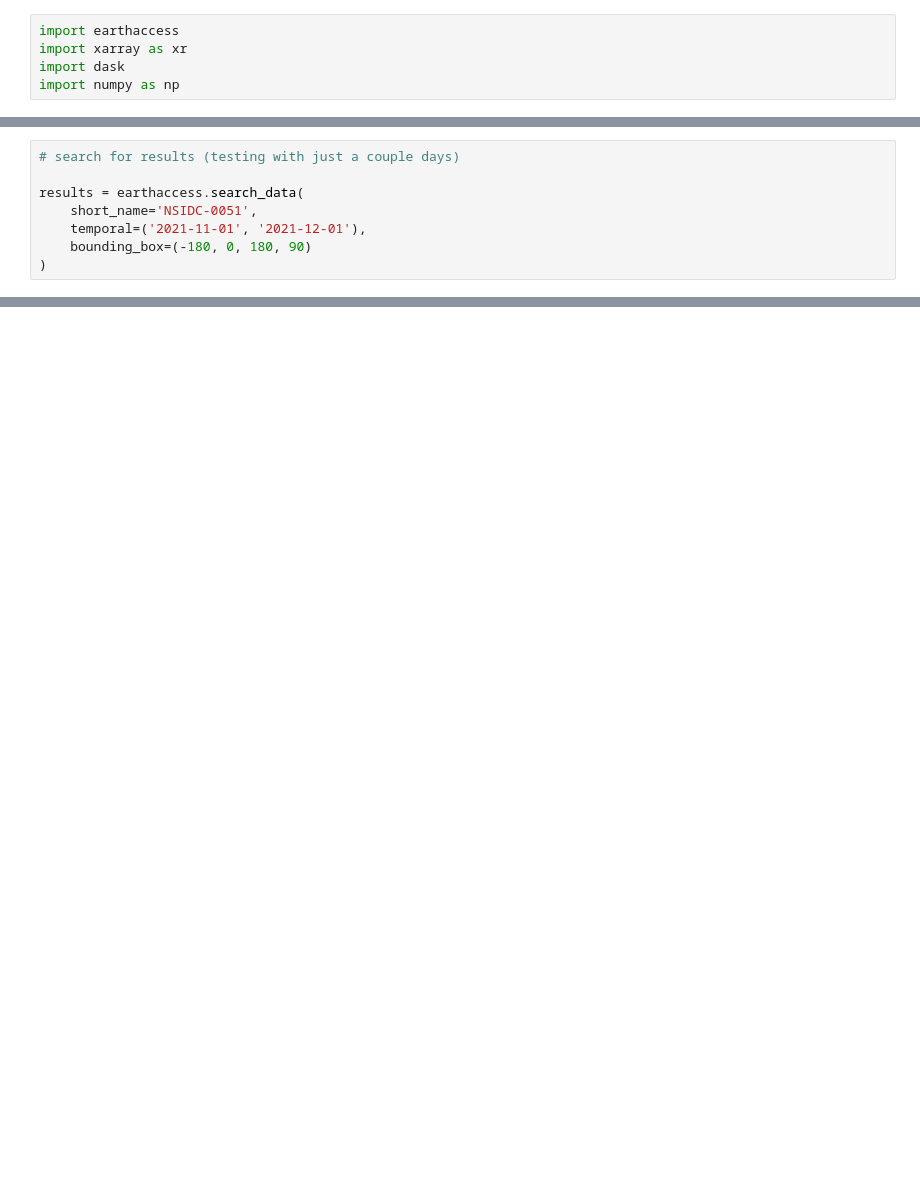
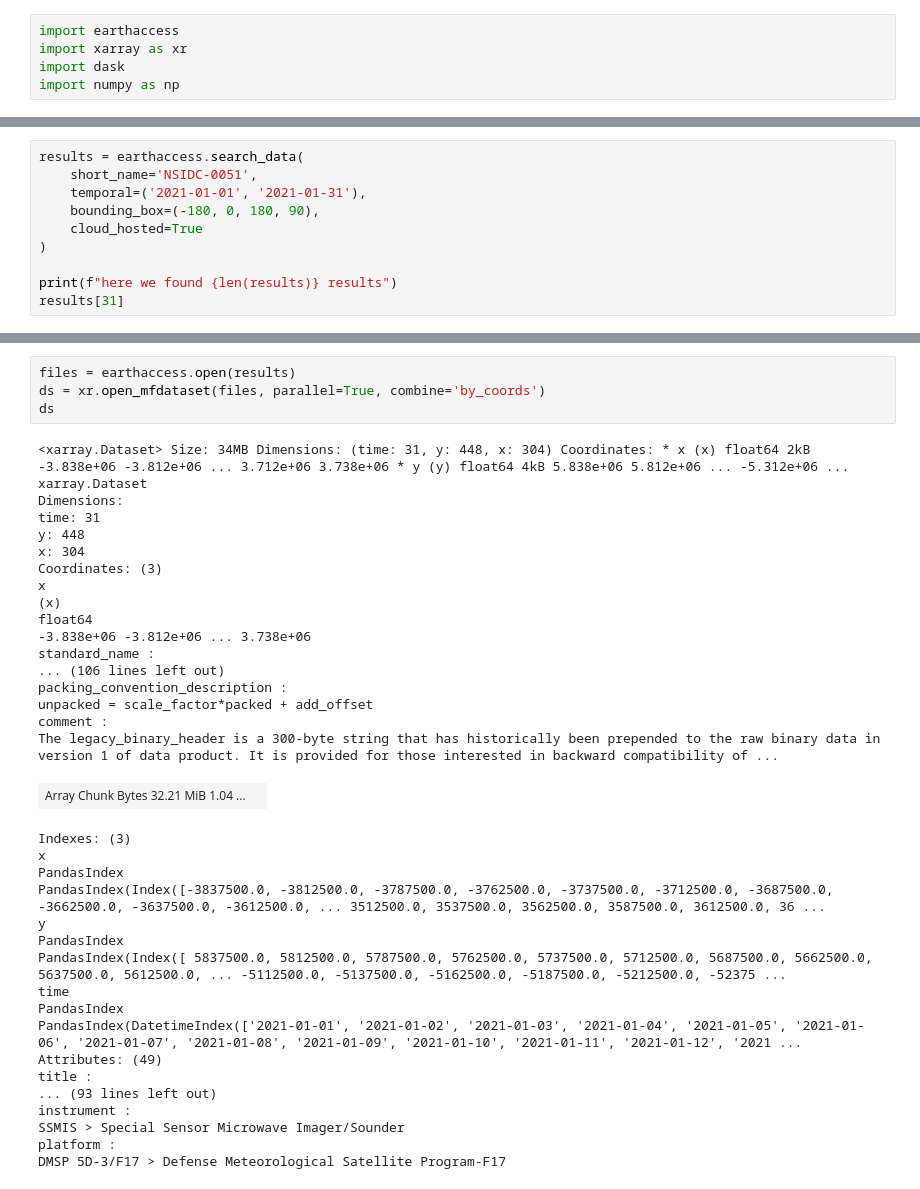
Before and after one commit to felixleodiaz/coastal-sea-ice, a Jupyter notebook: scripts/NSIDCanalysis.ipynb, the cells around one changed output, grey strips where cells are left out. Cells and saved outputs as stored; diff of their text form; blank space fills up the shorter version.

```diff
--- a/scripts/NSIDCanalysis.ipynb
+++ b/scripts/NSIDCanalysis.ipynb
@@ -10,8 +20,10 @@ auth = earthaccess.login(strategy='interactive', persist = True)
 # %%
-# search for results (testing with just a couple days)
-
 results = earthaccess.search_data(
     short_name='NSIDC-0051',
-    temporal=('2021-11-01', '2021-12-01'),
-    bounding_box=(-180, 0, 180, 90)
+    temporal=('2021-01-01', '2021-01-31'),
+    bounding_box=(-180, 0, 180, 90),
+    cloud_hosted=True
 )
+
+print(f"here we found {len(results)} results")
+results[31]
@@ -24,0 +41,40 @@ from scipy.ndimage import convolve
+# %%
+files = earthaccess.open(results)
+ds = xr.open_mfdataset(files, parallel=True, combine='by_coords')
+ds
+# %% [output]
+<xarray.Dataset> Size: 34MB Dimensions: (time: 31, y: 448, x: 304) Coordinates: * x (x) float64 2kB -3.838e+06 -3.812e+06 ... 3.712e+06 3.738e+06 * y (y) float64 4kB 5.838e+06 5.812e+06 ... -5.312e+06 ...
+xarray.Dataset
+Dimensions:
+time: 31
+y: 448
+x: 304
+Coordinates: (3)
+x
+(x)
+float64
+-3.838e+06 -3.812e+06 ... 3.738e+06
+standard_name :
+... (106 lines left out)
+packing_convention_description :
+unpacked = scale_factor*packed + add_offset
+comment :
+The legacy_binary_header is a 300-byte string that has historically been prepended to the raw binary data in version 1 of data product. It is provided for those interested in backward compatibility of ...
+| Array Chunk Bytes 32.21 MiB 1.04 ... |  |
+Indexes: (3)
+x
+PandasIndex
+PandasIndex(Index([-3837500.0, -3812500.0, -3787500.0, -3762500.0, -3737500.0, -3712500.0, -3687500.0, -3662500.0, -3637500.0, -3612500.0, ... 3512500.0, 3537500.0, 3562500.0, 3587500.0, 3612500.0, 36 ...
+y
+PandasIndex
+PandasIndex(Index([ 5837500.0, 5812500.0, 5787500.0, 5762500.0, 5737500.0, 5712500.0, 5687500.0, 5662500.0, 5637500.0, 5612500.0, ... -5112500.0, -5137500.0, -5162500.0, -5187500.0, -5212500.0, -52375 ...
+time
+PandasIndex
+PandasIndex(DatetimeIndex(['2021-01-01', '2021-01-02', '2021-01-03', '2021-01-04', '2021-01-05', '2021-01-06', '2021-01-07', '2021-01-08', '2021-01-09', '2021-01-10', '2021-01-11', '2021-01-12', '2021 ...
+Attributes: (49)
+title :
+... (93 lines left out)
+instrument :
+SSMIS > Special Sensor Microwave Imager/Sounder
+platform :
+DMSP 5D-3/F17 > Defense Meteorological Satellite Program-F17
```
Also changed, not shown: parts of 22 cells of this notebook, 1 other file.
